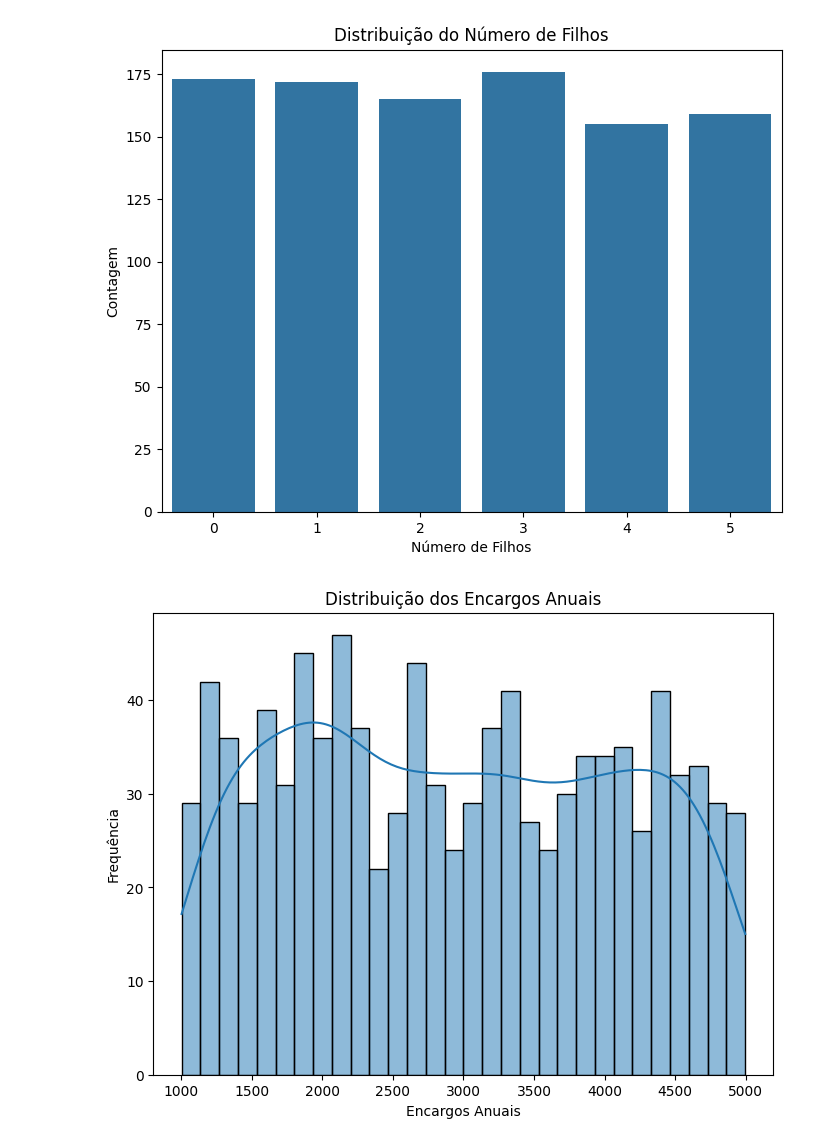
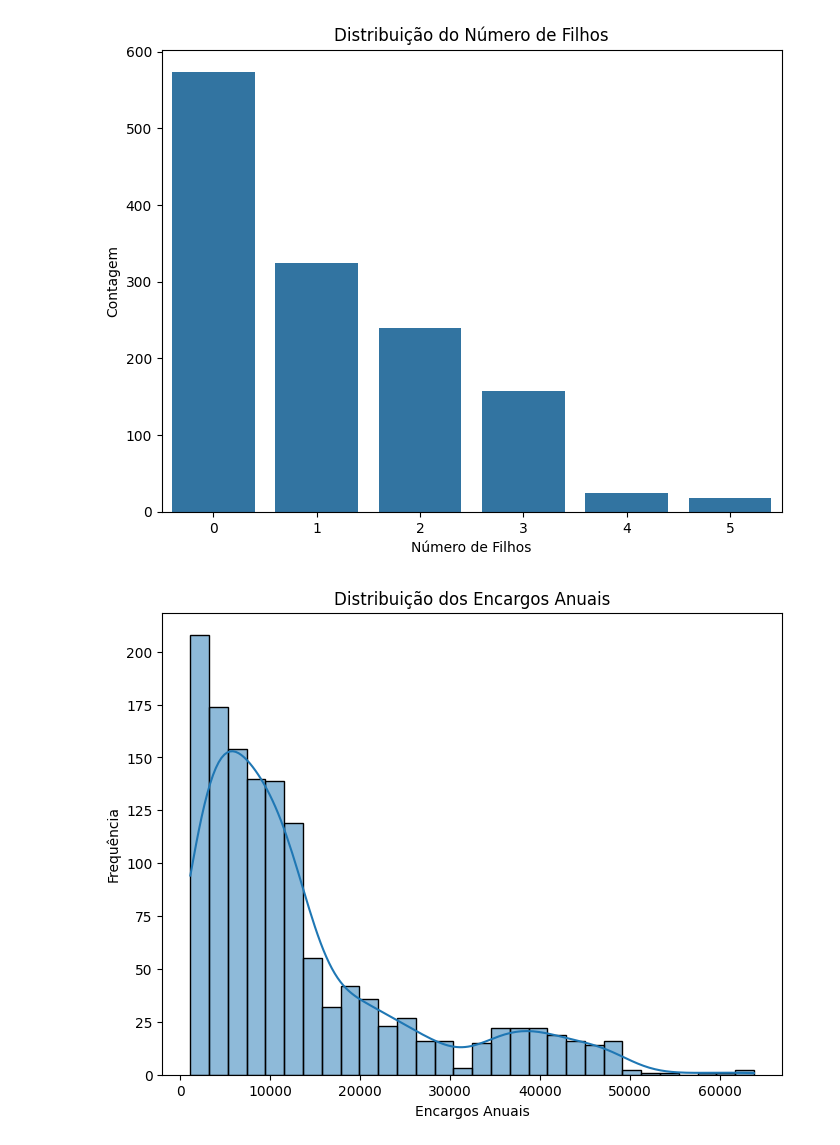
Before and after one commit to chrispinheiro/tech-challenge, a Jupyter notebook: techChalenge_fase1.ipynb, the cells around one changed output. Cells and saved outputs as stored; diff of their text form; code cells hidden in the pictures.

```diff
--- a/techChalenge_fase1.ipynb
+++ b/techChalenge_fase1.ipynb
@@ -7,3 +8,7 @@ Seguro_saude = pd.read_csv('seguro_saude1.csv', encoding="latin1")
+# %%
+#Importado arquivo seguro saude contendo 1.000 registros
+# Features: age, sex, bmi(IMC), children , smoker, region, charges(Encargos).
+Seguro_saude = pd.read_csv('insurance.csv', encoding="latin1")
 # %%
 # Visualizando as primeiras linhas do DataFrame para verificar a estrutura dos dados
 print(Seguro_saude.head())
@@ -54,22 +59,22 @@ plt.show()
 # %%
-#Distribuicao pelo numero de filhos
+#Distribuicao pelo numero de filhos e quantidade dentro do arquivo csv
 plt.figure(figsize=(8, 6))
-sns.countplot(data=Seguro_saude, x='Filhos')
+sns.countplot(data=Seguro_saude, x='children')
 plt.title('Distribuição do Número de Filhos')
 plt.xlabel('Número de Filhos')
 plt.ylabel('Contagem')
 plt.show()
 # %% [output]
-[figure, old version]
+[figure, new version]
 # %%
 #Distribuicao pelos encargos anuais
 plt.figure(figsize=(8, 6))
-sns.histplot(Seguro_saude['Encargos'], bins=30, kde=True)
+sns.histplot(Seguro_saude['charges'], bins=30, kde=True)
 plt.title('Distribuição dos Encargos Anuais')
 plt.xlabel('Encargos Anuais')
 plt.ylabel('Frequência')
 plt.show()
 # %% [output]
-[figure, old version]
+[figure, new version]
 # %%
 # Tratando valores ausentes na coluna IMC com a média
```
Also changed, not shown: parts of 32 cells of this notebook.
